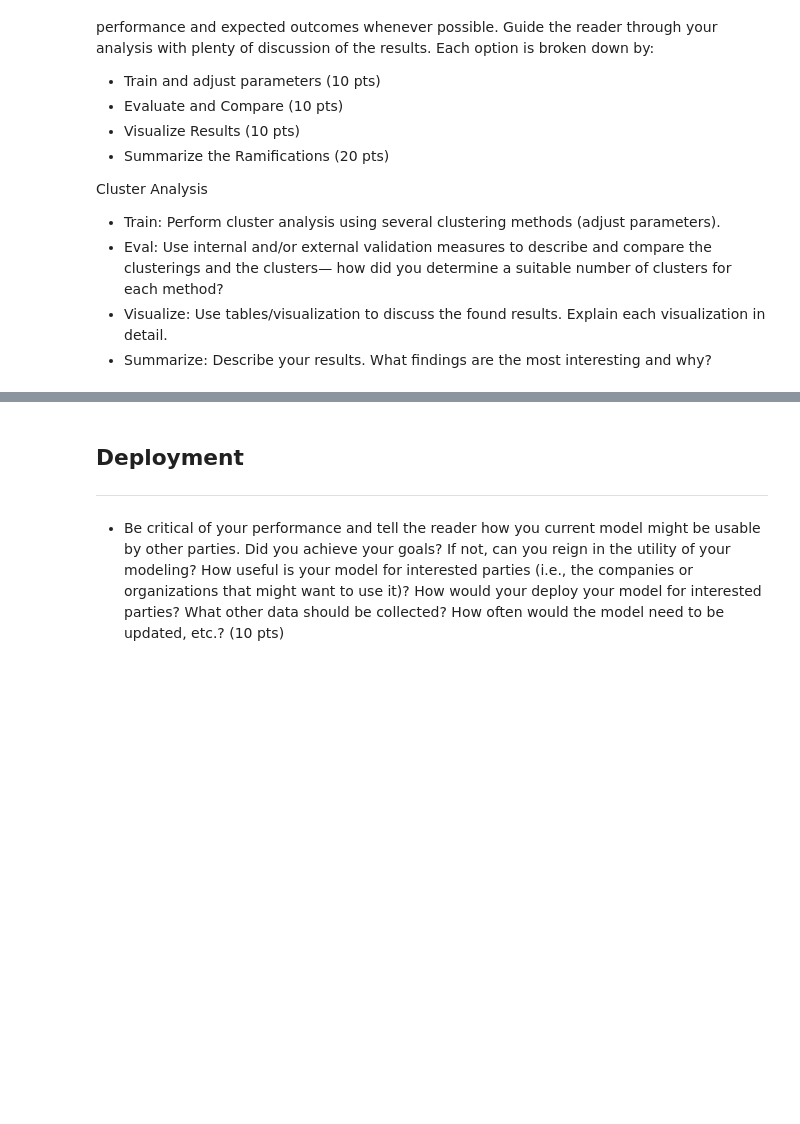
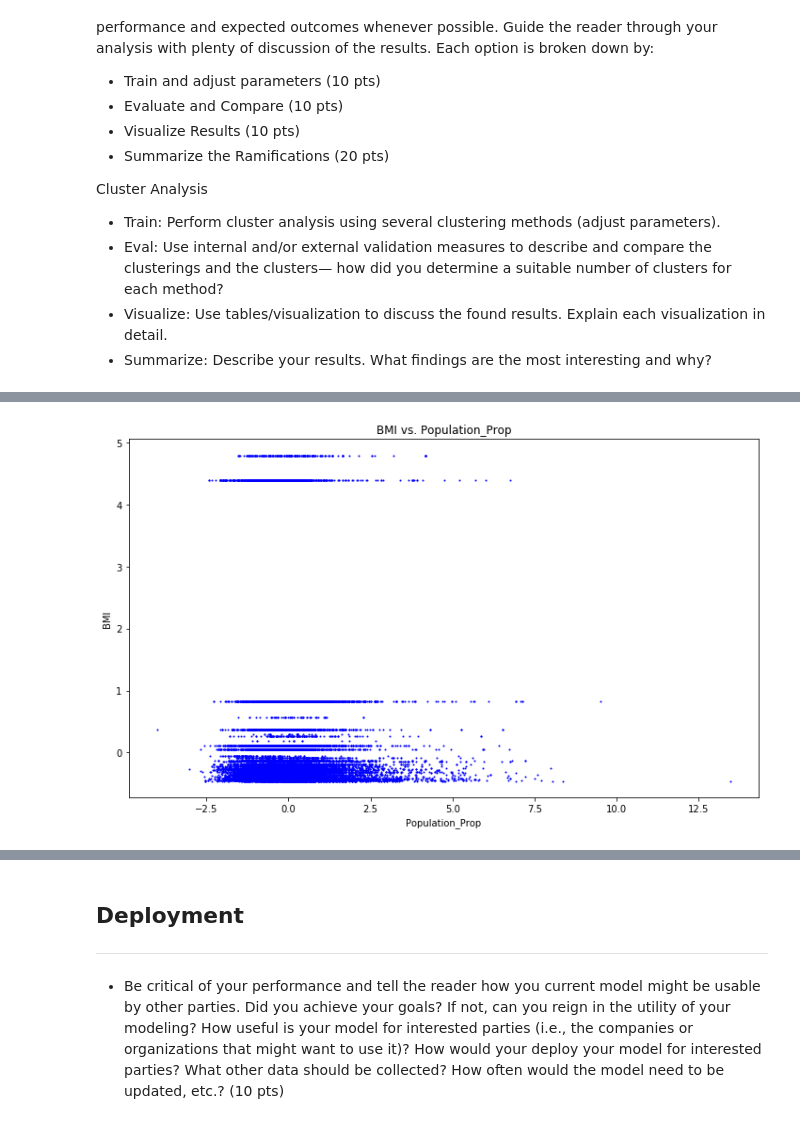
Before and after one commit to i4a/olympics, a Jupyter notebook: LabAssignmentThree.ipynb, the cells around one changed output, grey strips where cells are left out. Drawn from its saved outputs; the diff is of its cells as text; code cells hidden in the pictures; blank space fills up the shorter version.

```diff
--- a/LabAssignmentThree.ipynb
+++ b/LabAssignmentThree.ipynb
@@ -84,0 +305,6 @@ Cluster Analysis
+# %%
+X_BMI_Pop = X[['BMI', 'Population_Prop']]
+X_BMI_Age = X[['BMI', 'Age']]
+#Standardized data prior to plotting
+cols_Pop = list(X_BMI_Pop.columns)
+cols_Age = list(X_BMI_Age.columns)
@@ -84,0 +339,10 @@ Cluster Analysis
+# %%
+import matplotlib.pyplot as plt
+plt.figure(figsize = (12,7))
+plt.plot(X_BMI_Pop.iloc[:, 2], X_BMI_Pop.iloc[:, 3], 'b.', markersize = 2)
+plt.title('BMI vs. Population_Prop')
+plt.xlabel('Population_Prop')
+plt.ylabel('BMI')
+plt.show()
+# %% [output]
+[figure, added]
```
Also changed, not shown: parts of 34 cells of this notebook.
